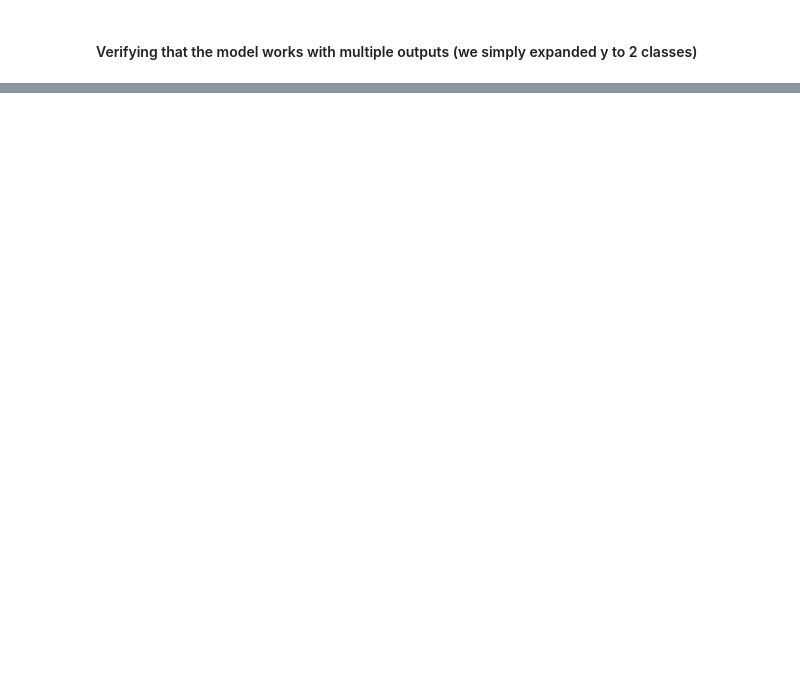
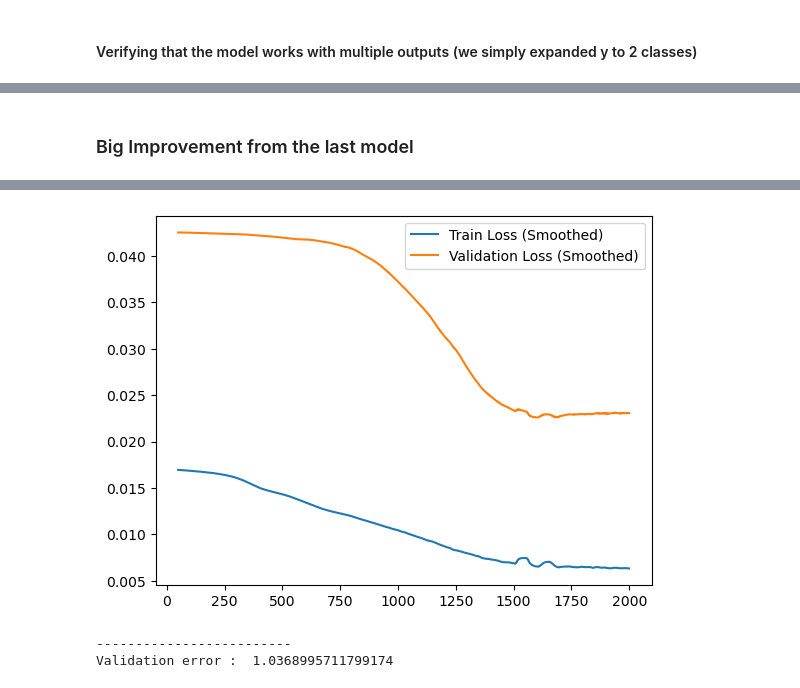
Before and after one commit to trigo613/FromScratch, a Jupyter notebook: NeuralNetwork.ipynb, the cells around one changed output, grey strips where cells are left out. Drawn from its saved outputs; the diff is of its cells as text; code cells hidden in the pictures; blank space fills up the shorter version.

```diff
--- a/NeuralNetwork.ipynb
+++ b/NeuralNetwork.ipynb
@@ -485,0 +634,14 @@ y is :
+# %% [markdown]
+<h3>Big Improvement from the last model</h3>
+# %%
+layers = [Linear(6,32),
+          ReLU(),
+          Linear(32,32) ,
+          ReLU(),
+          Linear(32,16) ,
+          ReLU(),
+          Linear(16,1)]
+NN = NeuralNetwork(layers=layers)
+loss = MSELoss(NN.layers,L2Regularization(lambd=0.05))
+train_model_and_plot_graph(NN,layers,loss)
+# %% [output]
@@ -485,0 +653,3 @@ y is :
+[figure, added]
+-------------------------
+Validation error :  1.0368995711799174
```
Also changed, not shown: parts of 52 cells of this notebook.
